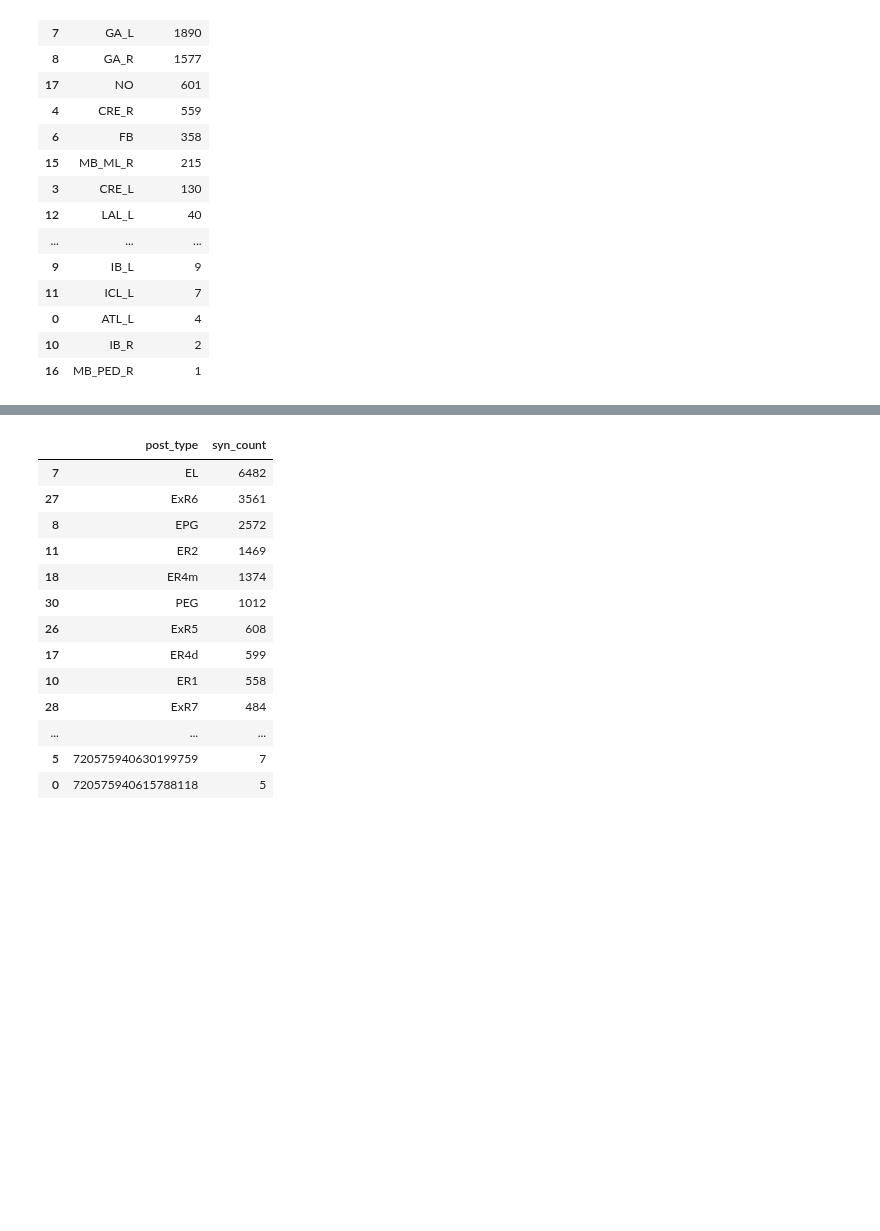
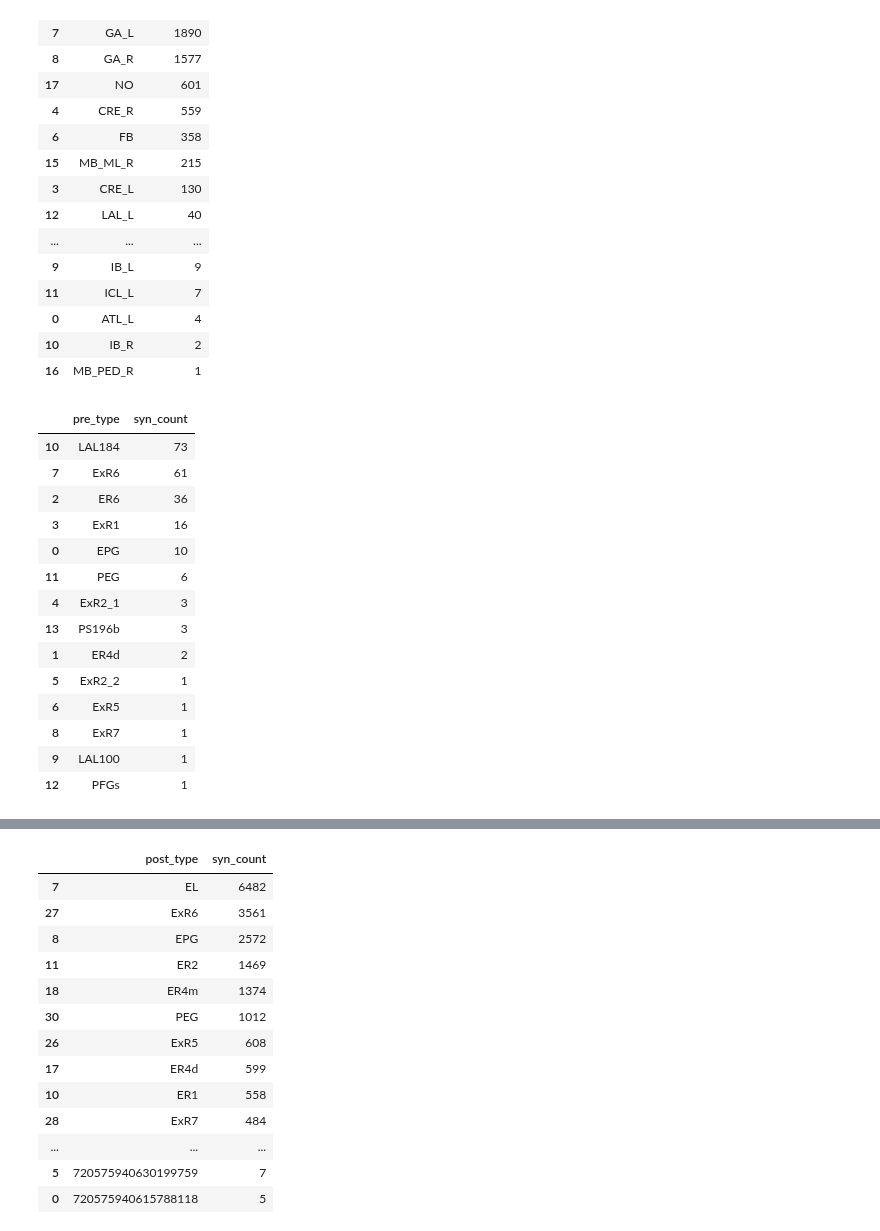
Before and after one commit to YijieYin/connectome_data_prep, a Jupyter notebook: adult_prepare_connectome_cb_neuron_no_CX_axonic_postsynapses.ipynb, the cells around one changed output, grey strips where cells are left out. Cells and saved outputs as stored; diff of their text form; code cells hidden in the pictures; blank space fills up the shorter version.

```diff
--- a/adult_prepare_connectome_cb_neuron_no_CX_axonic_postsynapses.ipynb
+++ b/adult_prepare_connectome_cb_neuron_no_CX_axonic_postsynapses.ipynb
@@ -366,0 +367,20 @@ conn = conn[(~conn.post_type.str.contains('EPG')) | (
+# %%
+# EPG postsynaptic, in MB_ML_R
+conn[conn.post_type.str.contains('EPG') & conn.neuropil.isin(['MB_ML_R'])].groupby('pre_type').syn_count.sum(
+).reset_index().sort_values('syn_count', ascending=False)
+# %% [output]
+|  | pre_type | syn_count |
+| 10 | LAL184 | 73 |
+| 7 | ExR6 | 61 |
+| 2 | ER6 | 36 |
+| 3 | ExR1 | 16 |
+| 0 | EPG | 10 |
+| 11 | PEG | 6 |
+| 4 | ExR2_1 | 3 |
+| 13 | PS196b | 3 |
+| 1 | ER4d | 2 |
+| 5 | ExR2_2 | 1 |
+| 6 | ExR5 | 1 |
+| 8 | ExR7 | 1 |
+| 9 | LAL100 | 1 |
+| 12 | PFGs | 1 |
```
Also changed, not shown: parts of 6 cells of this notebook, 1 other file.
